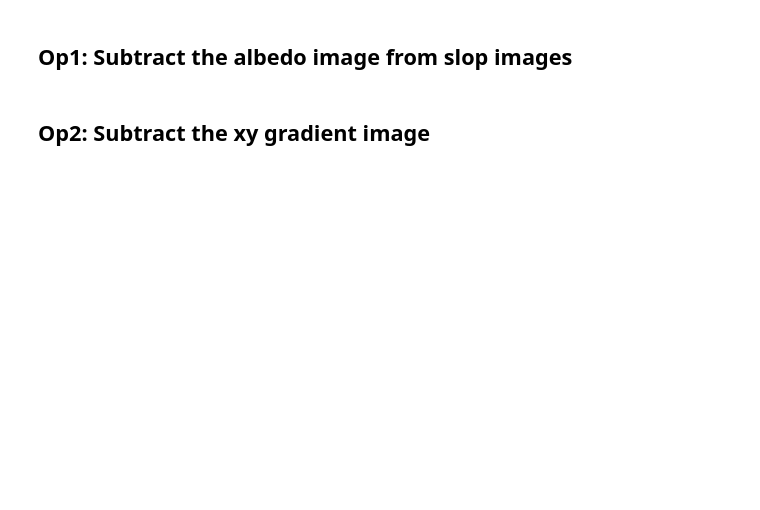
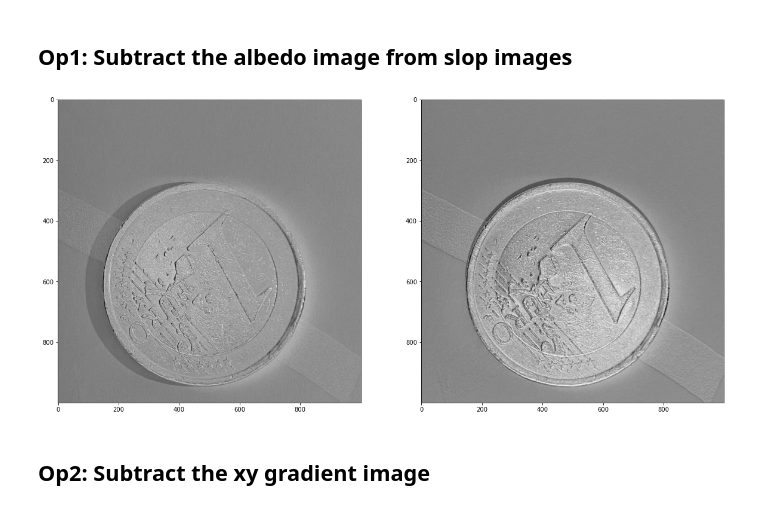
Before and after one commit to Zchappie/CV_Garage, a Jupyter notebook: machine_vision/SfS.ipynb, the cells around one changed output. Drawn from its saved outputs; the diff is of its cells as text; code cells hidden in the pictures; blank space fills up the shorter version.

```diff
--- a/machine_vision/SfS.ipynb
+++ b/machine_vision/SfS.ipynb
@@ -57,10 +73,12 @@ show_img([left_norm, down_norm, albedo])
 # %% [markdown]
 ## Op1: Subtract the albedo image from slop images
 # %%
-left_sub = left_norm-albedo
-down_sub = down_norm-albedo
+left_sub = left_norm-1.2*albedo
+down_sub = down_norm-1.2*albedo
 
 show_img([left_sub, down_sub])
+# %% [output]
+[figure, added]
 # %% [markdown]
 ## Op2: Subtract the xy gradient image
 # %%
```
Also changed, not shown: parts of 11 cells of this notebook.
